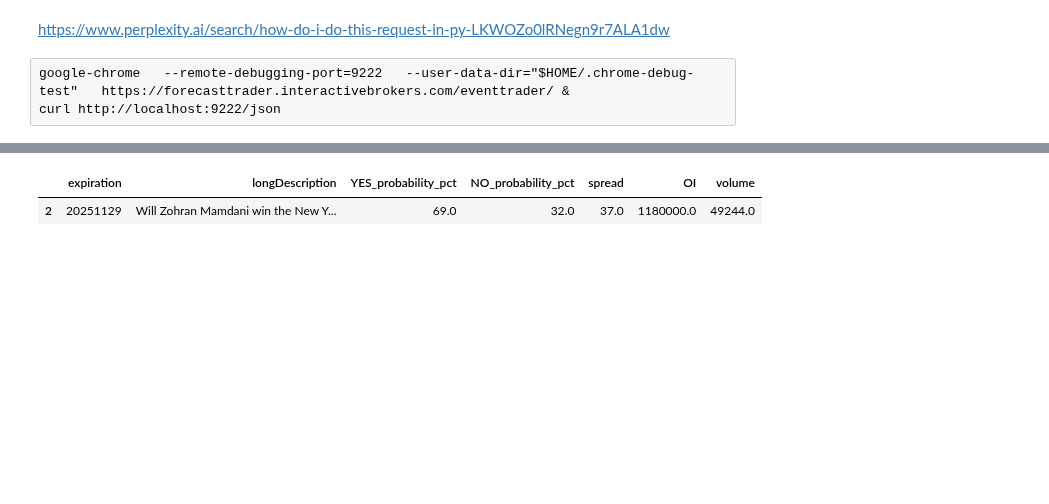
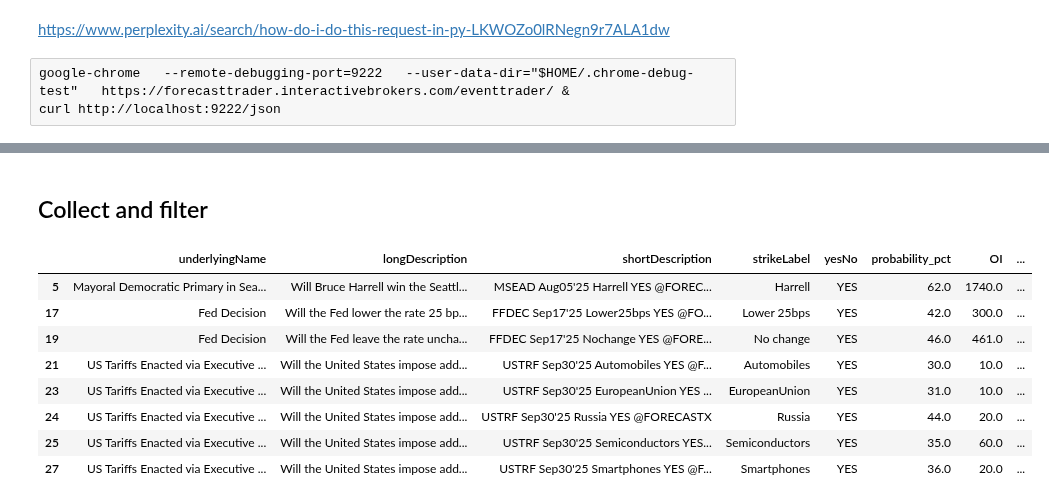
Before and after one commit to catskillsresearch/metac-bot-template, a Jupyter notebook: ForecastEx6.ipynb, the cells around one changed output, grey strips where cells are left out. Saved outputs shown, nothing was run; the diff lists cells and outputs as text; code cells hidden in the pictures; blank space fills up the shorter version.

Commit message:
forecastex

```diff
--- a/ForecastEx6.ipynb
+++ b/ForecastEx6.ipynb
@@ -174,8 +96,0 @@ conids_to_OI
-# %%
-def OI_to_integer(OI):
-    if OI[-1] == 'K':
-        return float(OI[:-1])*1000.0
-    elif OI[-1] == 'M':
-        return float(OI[:-1])*1000000.0
-    else:
-        return float(OI)
@@ -202,5 +97,33 @@ dff = dfs[['expiration', 'longDescription', 'YES_probability_pct', 'NO_probabili
-# %%
-dff
-# %% [output]
-|  | expiration | longDescription | YES_probability_pct | NO_probability_pct | spread | OI | volume |
-| 2 | 20251129 | Will Zohran Mamdani win the New Y... | 69.0 | 32.0 | 37.0 | 1180000.0 | 49244.0 |
+# %%
+for market in tqdm(f2):
+    for contract in tqdm(market['contracts']):
+        if 'OI' not in contract:
+            conid = contract['conid']
+            OI = await run_get_OI([conid])
+# %% [markdown]
+## Collect and filter
+# %%
+rows = []
+for market in f2:
+    for ctx in market['contracts']:
+        contract = ctx.copy()
+        probability = contract['probability']
+        contract['probability_pct'] = probability['probability_pct']
+        contract['weekly_volume'] = sum(probability['volume'])
+        contract['yesNo'] = 'YES' if contract['putOrCall'] == 'C' else 'NO'
+        for x in ['putOrCall','popularityRank', 'expiration', 'lastTradeMillis', 'lastTradeTime','eventFixedPayout', 'commodityCode', 'strike', 'market',
+                    'categories', 'expectedResolutionTime', 'expectedPayoutTime', 'timespecifierParam', 'sourceAgency', 'marketRulesLink',
+                    'exchange', 'priceIncrement', 'currency', 'timezone', 'eventAuthorityURL', 'probability', 'tradingHours']:
+            del contract[x]
+        try:
+            OI = contract['OI']
+            OI = list(OI.values())[0]
+            contract['OI'] = OI_to_integer(OI)
+        except:
+            pass
+        rows.append(contract)
+
+from add_category_to_markets import add_category_to_markets
+df = add_category_to_markets(rows)
+df = df[['category','underlyingName', 'longDescription', 'shortDescription', 'strikeLabel', 'yesNo', 'probability_pct',  'OI', 'lastTradeDate', 'conid']].sort_values(by=['category', 'underlyingName', 'strikeLabel', 'yesNo']).reset_index(drop=True)
+df1 = df[(df.probability_pct > 25 ) & (df.probability_pct < 75 ) & (df.yesNo == 'YES')].reset_index(drop=True)
@@ -206,0 +132,15 @@ dff
+# %%
+df2 = df1.sort_values(by=['underlyingName', 'strikeLabel'])
+df2 = df2[['underlyingName', 'longDescription', 'shortDescription', 'strikeLabel', 'yesNo', 'probability_pct', 'OI', 'lastTradeDate', 'conid']]
+df2 = df2[df2.lastTradeDate <= '20251028']
+df2.sort_values(by='lastTradeDate')
+# %% [output]
+|  | underlyingName | longDescription | shortDescription | strikeLabel | yesNo | probability_pct | OI | ... |
+| 5 | Mayoral Democratic Primary in Sea... | Will Bruce Harrell win the Seattl... | MSEAD Aug05'25 Harrell YES @FOREC... | Harrell | YES | 62.0 | 1740.0 | ... |
+| 17 | Fed Decision | Will the Fed lower the rate 25 bp... | FFDEC Sep17'25 Lower25bps YES @FO... | Lower 25bps | YES | 42.0 | 300.0 | ... |
+| 19 | Fed Decision | Will the Fed leave the rate uncha... | FFDEC Sep17'25 Nochange YES @FORE... | No change | YES | 46.0 | 461.0 | ... |
+| 21 | US Tariffs Enacted via Executive ... | Will the United States impose add... | USTRF Sep30'25 Automobiles YES @F... | Automobiles | YES | 30.0 | 10.0 | ... |
+| 23 | US Tariffs Enacted via Executive ... | Will the United States impose add... | USTRF Sep30'25 EuropeanUnion YES ... | EuropeanUnion | YES | 31.0 | 10.0 | ... |
+| 24 | US Tariffs Enacted via Executive ... | Will the United States impose add... | USTRF Sep30'25 Russia YES @FORECASTX | Russia | YES | 44.0 | 20.0 | ... |
+| 25 | US Tariffs Enacted via Executive ... | Will the United States impose add... | USTRF Sep30'25 Semiconductors YES... | Semiconductors | YES | 35.0 | 60.0 | ... |
+| 27 | US Tariffs Enacted via Executive ... | Will the United States impose add... | USTRF Sep30'25 Smartphones YES @F... | Smartphones | YES | 36.0 | 20.0 | ... |
```
Also changed, not shown: parts of 56 cells of this notebook, 5 other files.
